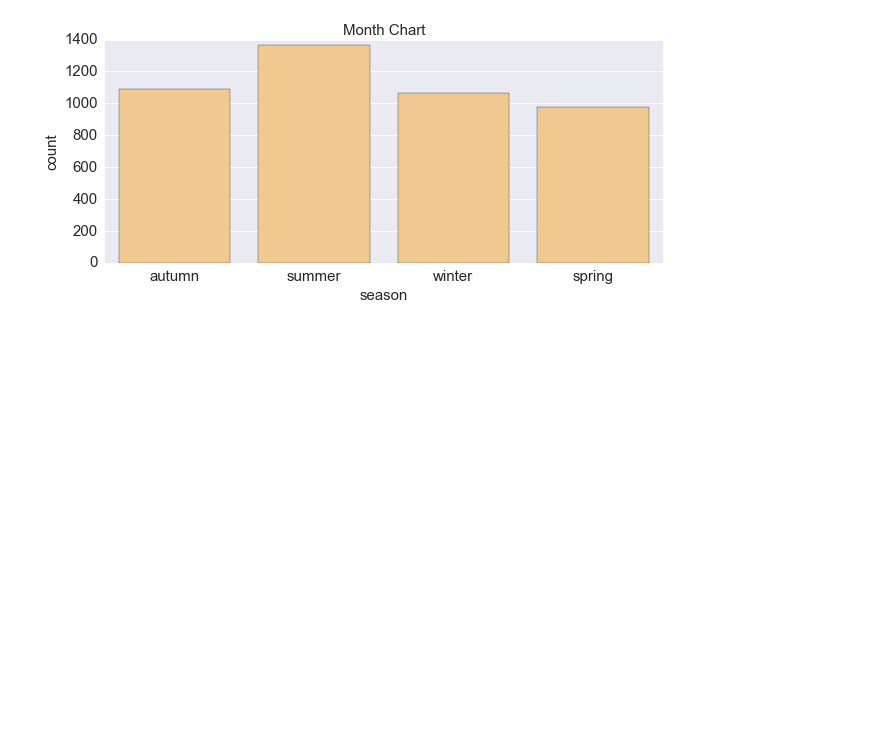
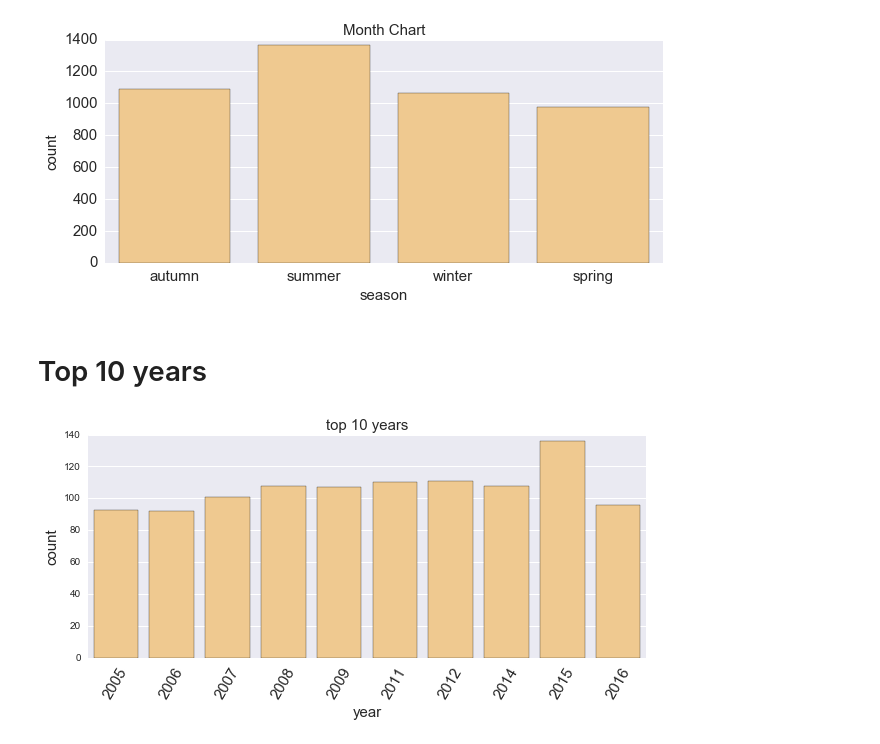
Before and after one commit to xingobar/visualization, a Jupyter notebook: shark attack.ipynb, the cells around one changed output. Drawn from its saved outputs; the diff is of its cells as text; code cells hidden in the pictures; blank space fills up the shorter version.

```diff
--- a/shark attack.ipynb
+++ b/shark attack.ipynb
@@ -133,3 +133,20 @@ plt.title('Month Chart',fontsize=15)
 # %% [output]
 <matplotlib.text.Text at 0x...>
 [figure]
+# %%
+years = dates.dropna().map(lambda x:x.year)
+years_counter = Counter(years).most_common(10) ## list
+years_key = [year[0] for year in years_counter]
+years_values = [year[1] for year in years_counter]
+# %% [markdown]
+# Top 10 years
+# %%
+fig,ax = plt.subplots(figsize=(10,4))
+
+plt.title('top 10 years',fontsize=15)
+sns.barplot(x=years_key,y=years_values,ax=ax,color='#ffcc80')
+ax.set_ylabel('count',fontsize=15)
+ax.set_xlabel('year',fontsize=15)
+ticks = plt.setp(ax.get_xticklabels(),fontsize=15,rotation=60)
+# %% [output]
+[figure, added]
```
